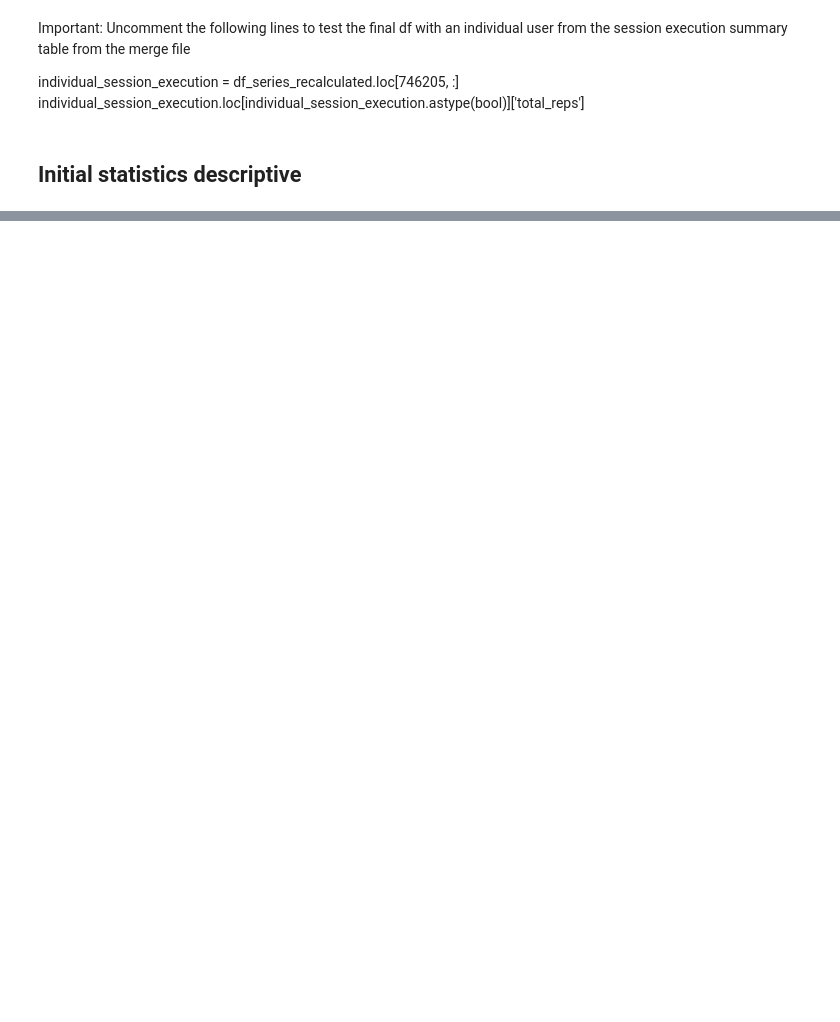
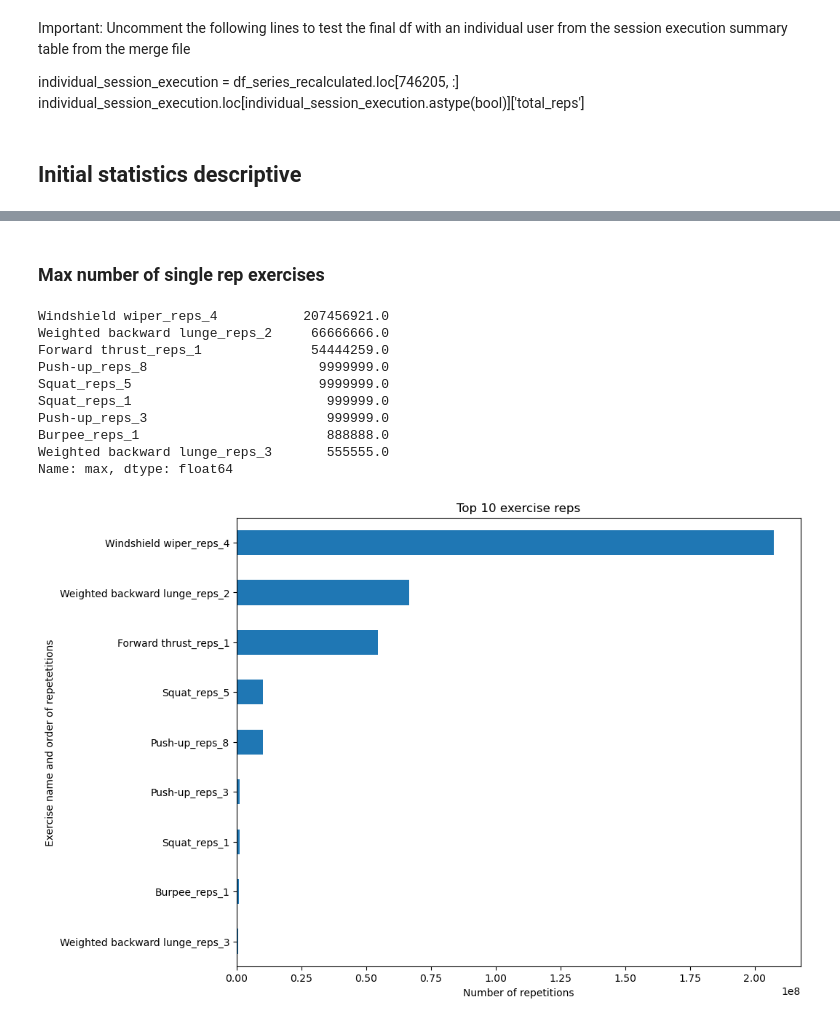
Before and after one commit to evidadeusto/mhunters, a Jupyter notebook: analysis_oscar_preprocessing/data_cleaning_dataframe_session_v0.ipynb, the cells around one changed output, grey strips where cells are left out. Drawn from its saved outputs; the diff is of its cells as text; code cells hidden in the pictures; blank space fills up the shorter version.

```diff
--- a/analysis_oscar_preprocessing/data_cleaning_dataframe_session_v0.ipynb
+++ b/analysis_oscar_preprocessing/data_cleaning_dataframe_session_v0.ipynb
@@ -205,0 +250,38 @@ Name: max, Length: 3550, dtype: float64
+# %% [markdown]
+### Max number of single rep exercises
+# %%
+# Columns to drop from the df For the following three graphs
+columns_to_remove = ['user_programs_user_id',
+                     'sum_times',
+                     'sum_reps',
+                     'total_reps',
+                     'total_time',
+                     'session_executions_summary_effort',
+                     'session_executions_summary_points',
+                     'session_executions_summary_total_kcal',
+                     'session_executions_summary_value_of_session']
+# %%
+# Removing all the columns that containt the desire words
+words_to_remove = ['_reps_\d']
+
+range_max_reps = (1,10)
+plot_conf = {
+   'range_values_to_plot' : range_max_reps,
+   'title' : 'Top ' + str(range_max_reps[1]) + ' exercise reps',
+   'xlabel' : 'Number of repetitions',
+   'ylabel' : 'Exercise name and order of repetetitions'
+}
+
+plot_max(df_describe, plot_conf, columns_to_remove, words_to_remove)
+# %% [output]
+Windshield wiper_reps_4           207456921.0
+Weighted backward lunge_reps_2     66666666.0
+Forward thrust_reps_1              54444259.0
+Push-up_reps_8                      9999999.0
+Squat_reps_5                        9999999.0
+Squat_reps_1                         999999.0
+Push-up_reps_3                       999999.0
+Burpee_reps_1                        888888.0
+Weighted backward lunge_reps_3       555555.0
+Name: max, dtype: float64
+[figure, added]
```
Also changed, not shown: parts of 23 cells of this notebook, 1 other file.
